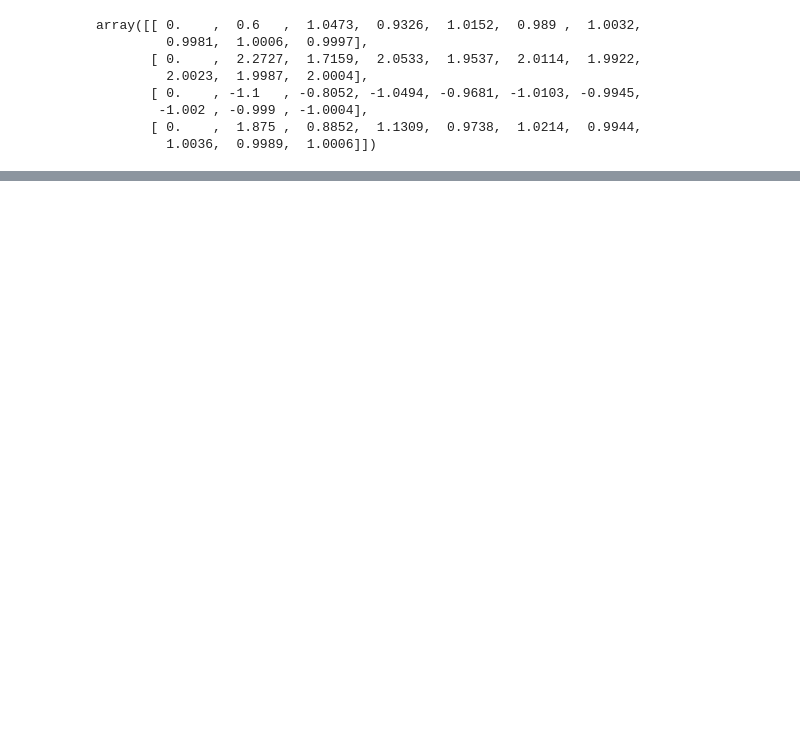
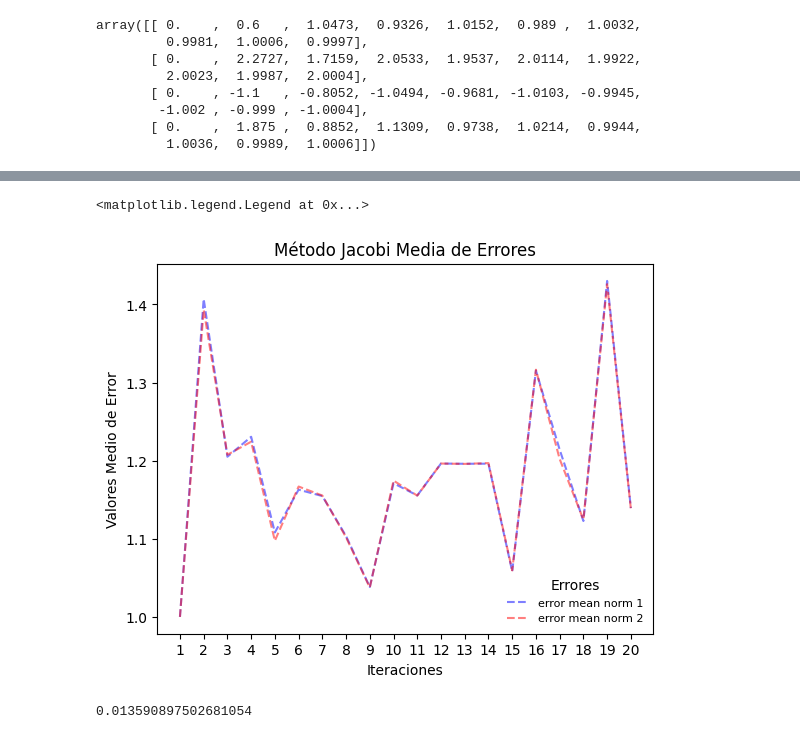
Before and after one commit to niclasDc/numerical_algorithm, a Jupyter notebook: Algoritmos_Metodos_Iterativos/Metodo_Jacobi.ipynb, the cells around one changed output, grey strips where cells are left out. Saved outputs shown, nothing was run; the diff lists cells and outputs as text; code cells hidden in the pictures; blank space fills up the shorter version.

```diff
--- a/Algoritmos_Metodos_Iterativos/Metodo_Jacobi.ipynb
+++ b/Algoritmos_Metodos_Iterativos/Metodo_Jacobi.ipynb
@@ -118,0 +178,17 @@ array([[ 1.    ,  0.6   ,  0.9709,  0.9713,  0.9992,  0.9965,  1.0002,
+# %%
+mean_errors_1 = []
+mean_errors_2 = []
+for i in range(20):
+    # Generación del sistema Ax = b
+    Ax_b = gen_Ax_b(4, 5, 0, 1)
+    # Transformación del sistema
+    T, c = transformar_sistema(Ax_b[:, :-1], Ax_b[:, -1])
+
+    table_vk1, error1 = met_jacobi(T, c, v_0, tol=10 ** (-i), n_iteration=50, norm=1)
+    table_vk2, error2 = met_jacobi(T, c, v_0, tol=10 ** (-i), n_iteration=50, norm=2)
+
+    mean_errors_1.append(np.mean(error1))
+    mean_errors_2.append(np.mean(error2))
+
+print(np.array(mean_errors_1))
+print(np.array(mean_errors_2))
@@ -118,0 +204,17 @@ array([[ 1.    ,  0.6   ,  0.9709,  0.9713,  0.9992,  0.9965,  1.0002,
+# %%
+plt.plot(np.array(mean_errors_1), '--', label='error mean norm 1', alpha=0.5, color='blue')
+plt.plot(np.array(mean_errors_2), '--', label='error mean norm 2', alpha=0.5, color='red')
+
+plt.xticks(range(len(mean_errors_2)), range(1, len(mean_errors_2) + 1))
+
+plt.title('Método Jacobi Media de Errores')
+plt.xlabel('Iteraciones')
+plt.ylabel('Valores Medio de Error')
+plt.legend(frameon=False, title='Errores', fontsize=8)
+# %% [output]
+<matplotlib.legend.Legend at 0x...>
+[figure, added]
+# %%
+np.linalg.norm(np.array(mean_errors_2) - np.array(mean_errors_1), np.inf)
+# %% [output]
+0.013590897502681054
```
Also changed, not shown: parts of 16 cells of this notebook.
